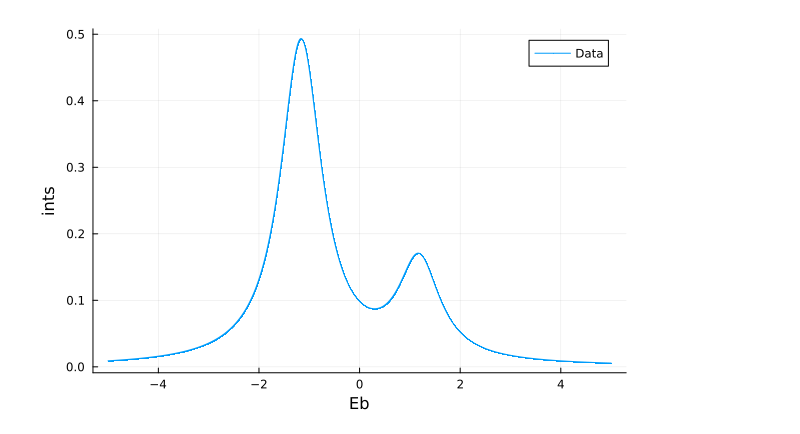
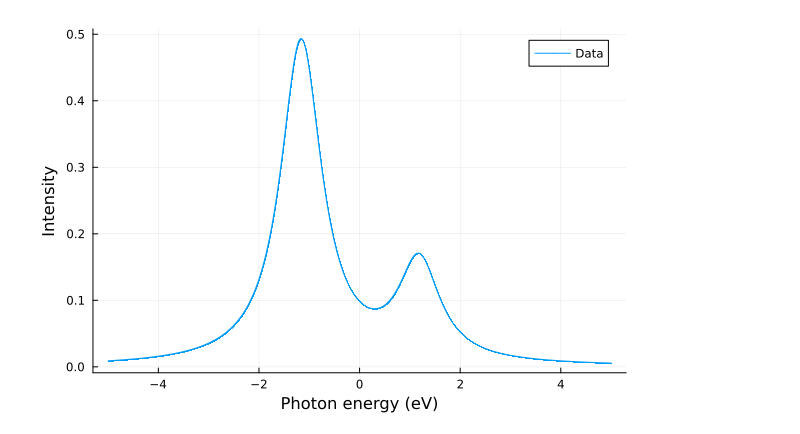
Before and after one commit to andrewtorii123/Two-level-model, a Jupyter notebook: UGa2/xas.ipynb, the cells around one changed output. Saved outputs shown, nothing was run; the diff lists cells and outputs as text; code cells hidden in the pictures.

```diff
--- a/UGa2/xas.ipynb
+++ b/UGa2/xas.ipynb
@@ -20,32 +20,32 @@ Hg =  [
 Hf =  [
    0 t
    t delta - Ucf + Uff  ]
 Eg,Vg = eigen(Hg)
 Ef,Vf = eigen(Hf)
 function F1(Eg,Vg,Ef,Vf,Eb)
    return ((abs(dot(Vg[:,1],Vf[:,1])))^2)/(Eb+Eg-Ef+im*smalldelta)
 end
 function F2(Eg,Vg,Ef,Vf,Eb)
     return ((abs(dot(Vg[:,1],Vf[:,2])))^2)/(Eb+Eg-Ef+im*smalldelta)
  end
 fp = open("xasoutput.dat","w")
 for Eb in -5:0.001:5
     ints = (-1/pi)imag(F1(Eg[1],Vg,Ef[1],Vf,Eb) + F2(Eg[1],Vg,Ef[2],Vf,Eb))
     println(fp,Eb,",",ints)
 end
 close(fp)
 # ファイルを読み取り
 data = readdlm("xasoutput.dat",',')
 
 # データを x と y に分割
 x = data[:, 1]
 y = data[:, 2]
 
 # サイズの変更
 x = x[:]
 y = y[:]
 
 # プロットを作成
-plot(x, y, xlabel="Eb", ylabel="ints", label="Data", marker=:auto, markersize=0)
+plot(x, y, xlabel="Photon energy (eV)", ylabel="Intensity", label="Data", marker=:auto, markersize=0)
 # %% [output]
-[figure, old version]
+[figure, new version]
```
Also changed, not shown: 1 other file.
